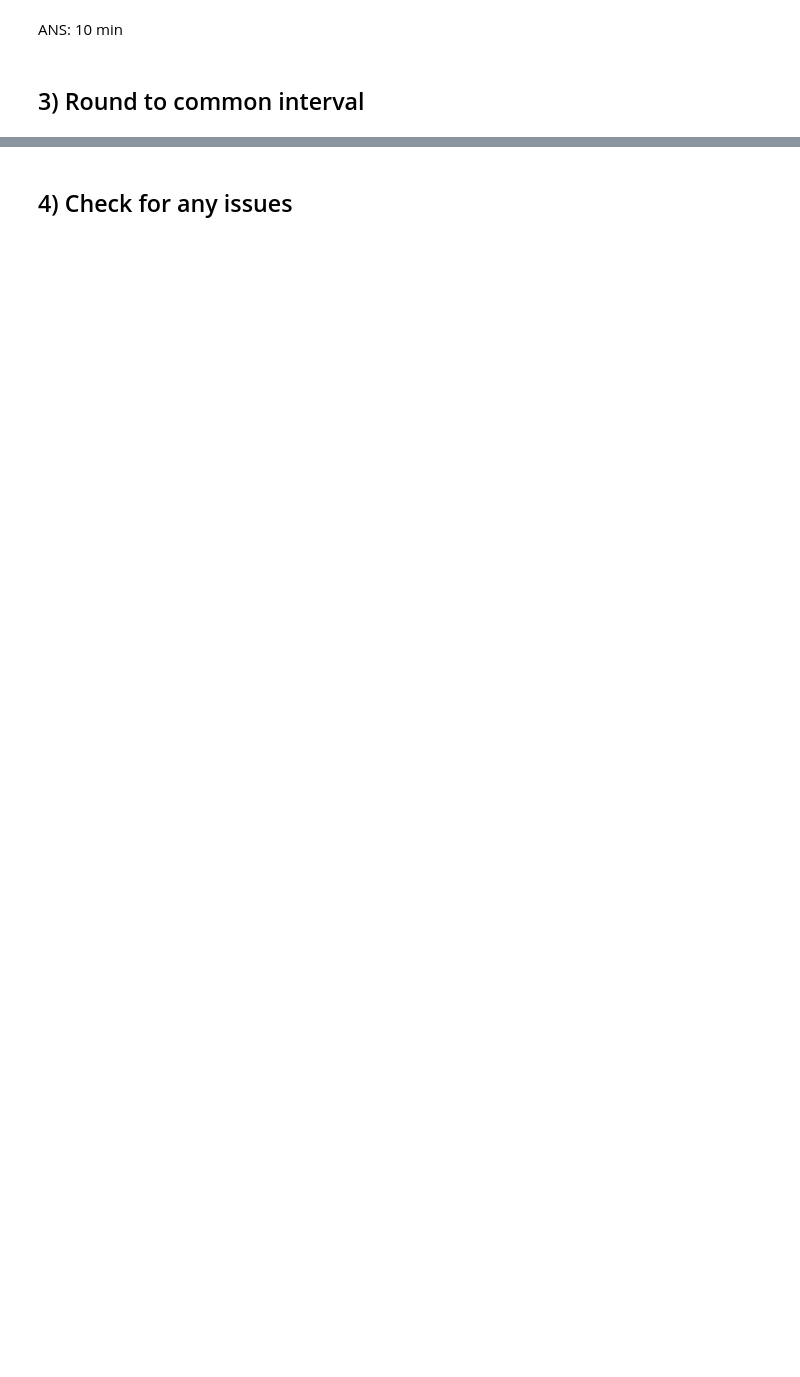
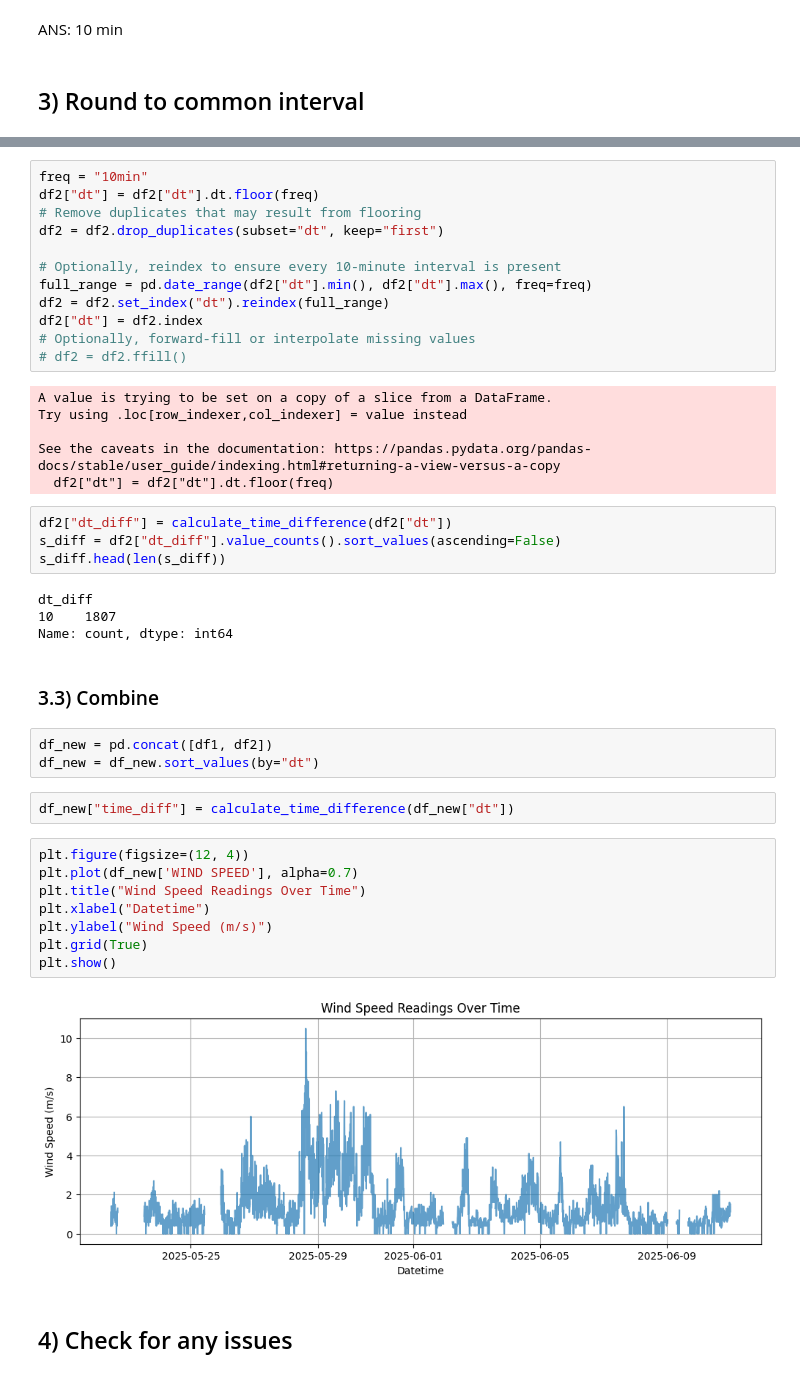
Before and after one commit to WSpamer/nvirosense, a Jupyter notebook: notebooks/aquanet_wind.ipynb, the cells around one changed output, grey strips where cells are left out. Cells and saved outputs as stored; diff of their text form; blank space fills up the shorter version.

```diff
--- a/notebooks/aquanet_wind.ipynb
+++ b/notebooks/aquanet_wind.ipynb
@@ -67,3 +140,46 @@ df["dt_diff"] = df.apply(
+# %%
+freq = "10min"
+df2["dt"] = df2["dt"].dt.floor(freq)
+# Remove duplicates that may result from flooring
+df2 = df2.drop_duplicates(subset="dt", keep="first")
+
+# Optionally, reindex to ensure every 10-minute interval is present
+full_range = pd.date_range(df2["dt"].min(), df2["dt"].max(), freq=freq)
+df2 = df2.set_index("dt").reindex(full_range)
+df2["dt"] = df2.index
+# Optionally, forward-fill or interpolate missing values
+# df2 = df2.ffill()
+# %% [output]
+A value is trying to be set on a copy of a slice from a DataFrame.
+Try using .loc[row_indexer,col_indexer] = value instead
+
+See the caveats in the documentation: https://pandas.pydata.org/pandas-docs/stable/user_guide/indexing.html#returning-a-view-versus-a-copy
+  df2["dt"] = df2["dt"].dt.floor(freq)
+# %%
+df2["dt_diff"] = calculate_time_difference(df2["dt"])
+s_diff = df2["dt_diff"].value_counts().sort_values(ascending=False)
+s_diff.head(len(s_diff))
+# %% [output]
+dt_diff
+10    1807
+Name: count, dtype: int64
+# %% [markdown]
+### 3.3) Combine
+# %%
+df_new = pd.concat([df1, df2])
+df_new = df_new.sort_values(by="dt")
+# %%
+df_new["time_diff"] = calculate_time_difference(df_new["dt"])
+# %%
+plt.figure(figsize=(12, 4))
+plt.plot(df_new['WIND SPEED'], alpha=0.7)
+plt.title("Wind Speed Readings Over Time")
+plt.xlabel("Datetime")
+plt.ylabel("Wind Speed (m/s)")
+plt.grid(True)
+plt.show()
+# %% [output]
+[figure, added]
 # %% [markdown]
 ## 4) Check for any issues
 # %%
```
Also changed, not shown: parts of 18 cells of this notebook, 3 other files.
